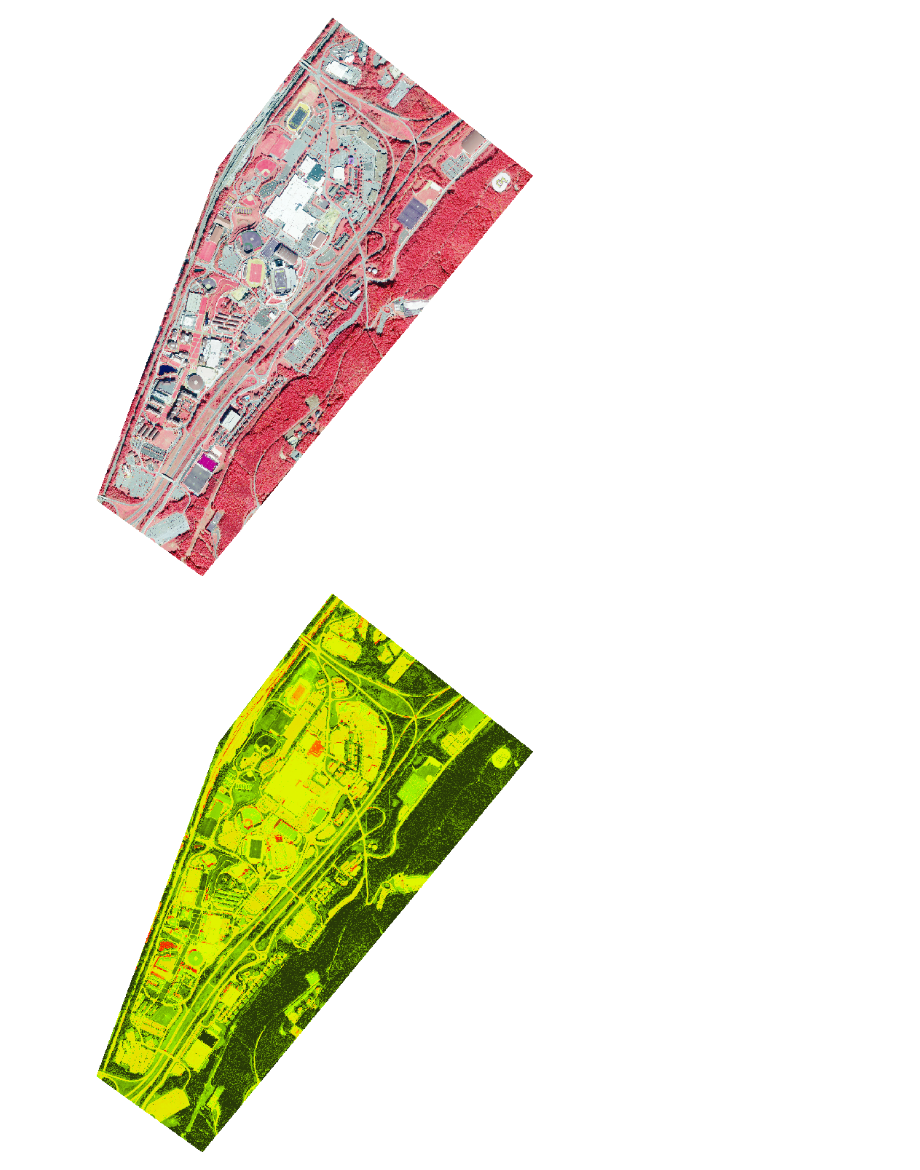
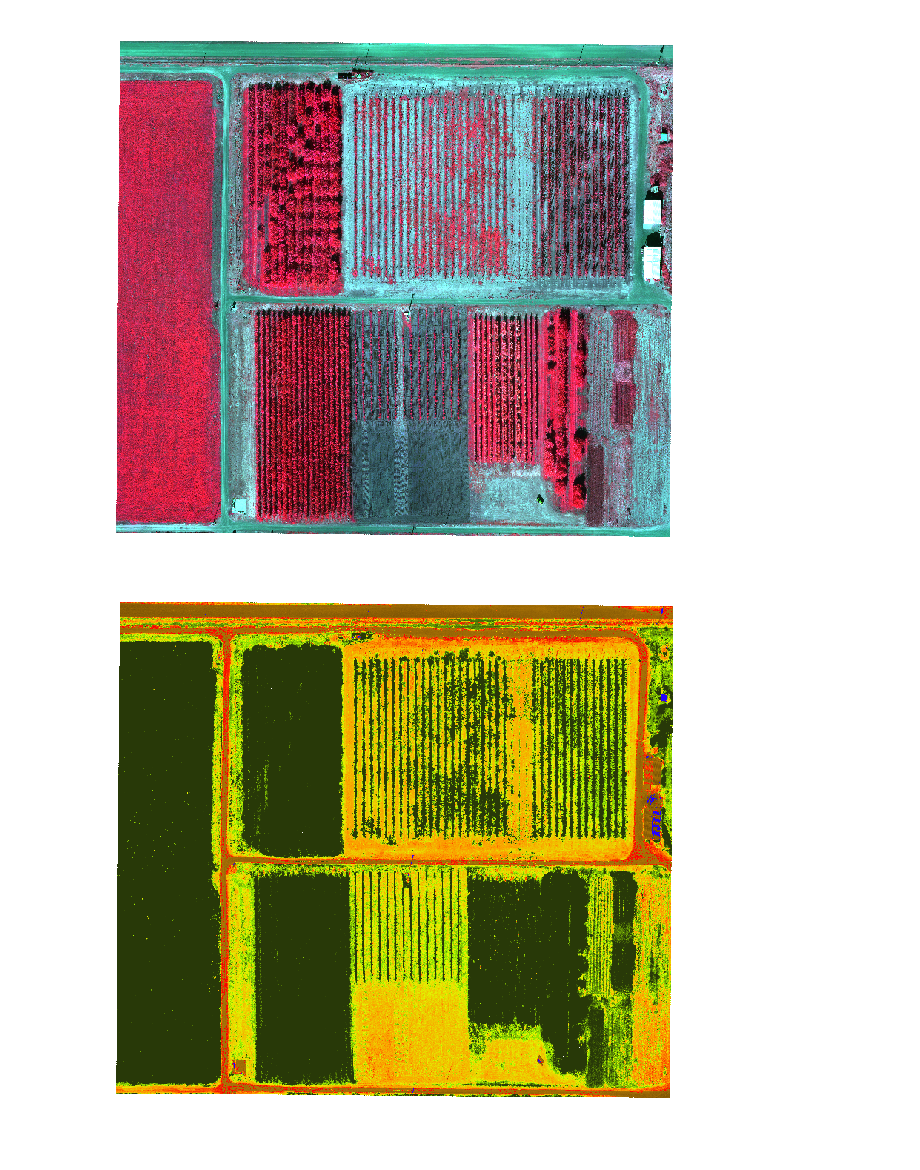
Before and after one commit to tuckerhindle/geog650-gis-programming, a Jupyter notebook: raster-geoprocessing/raster-geoprocessing-arcpy.ipynb, the cells around one changed output. Drawn from its saved outputs; the diff is of its cells as text; code cells hidden in the pictures.

```diff
--- a/raster-geoprocessing/raster-geoprocessing-arcpy.ipynb
+++ b/raster-geoprocessing/raster-geoprocessing-arcpy.ipynb
@@ -4,7 +4,8 @@ import arcpy
 arcpy.env.workspace = r'C:\Users\thindle2016\OneDrive - Liberty University\geog650\data'
 arcpy.env.overwriteOutput = True
 # %%
-r = arcpy.Raster('VA_LUCampus_NAIP_Multispectral_20231013.tif')
+#r = arcpy.Raster('VA_LUCampus_NAIP_Multispectral_20231013.tif')
+r = arcpy.Raster('WA_Orchard_UAV_Multispectral_201910.tif')
 
 print(r.spatialReference.name)
 print(f'Dimensions: {r.height}, {r.width}, {r.bandCount}')
@@ -26,9 +27,9 @@ rgb
 # %%
 # Rendering natural color band combination
-cir = arcpy.Render(r, {'bands': [4, 1, 2]})
+cir = arcpy.Render(r, {'bands': [4, 1, 2], 'numberOfStandardDeviations': 2})
 cir
 # %% [output]
-[figure, old version]
+[figure, new version]
 # %%
 # Unpacking the list into four variables
 red, green, blue, nir = r.getRasterBands()
@@ -43,7 +44,7 @@ def calculate_vegetation_index(nir_band, red_band):
 # %%
 ndvi = calculate_vegetation_index(nir, red)
 # %%
-arcpy.Render(ndvi, rendering_rule={'min': -1, 'max': 1}, colormap='NDVI')
+arcpy.Render(ndvi, {'min': -0.1, 'max': 1.0}, colormap='NDVI')
 # %% [output]
-[figure, old version]
+[figure, new version]
 # %%
```
Also changed, not shown: parts of 3 cells of this notebook.
